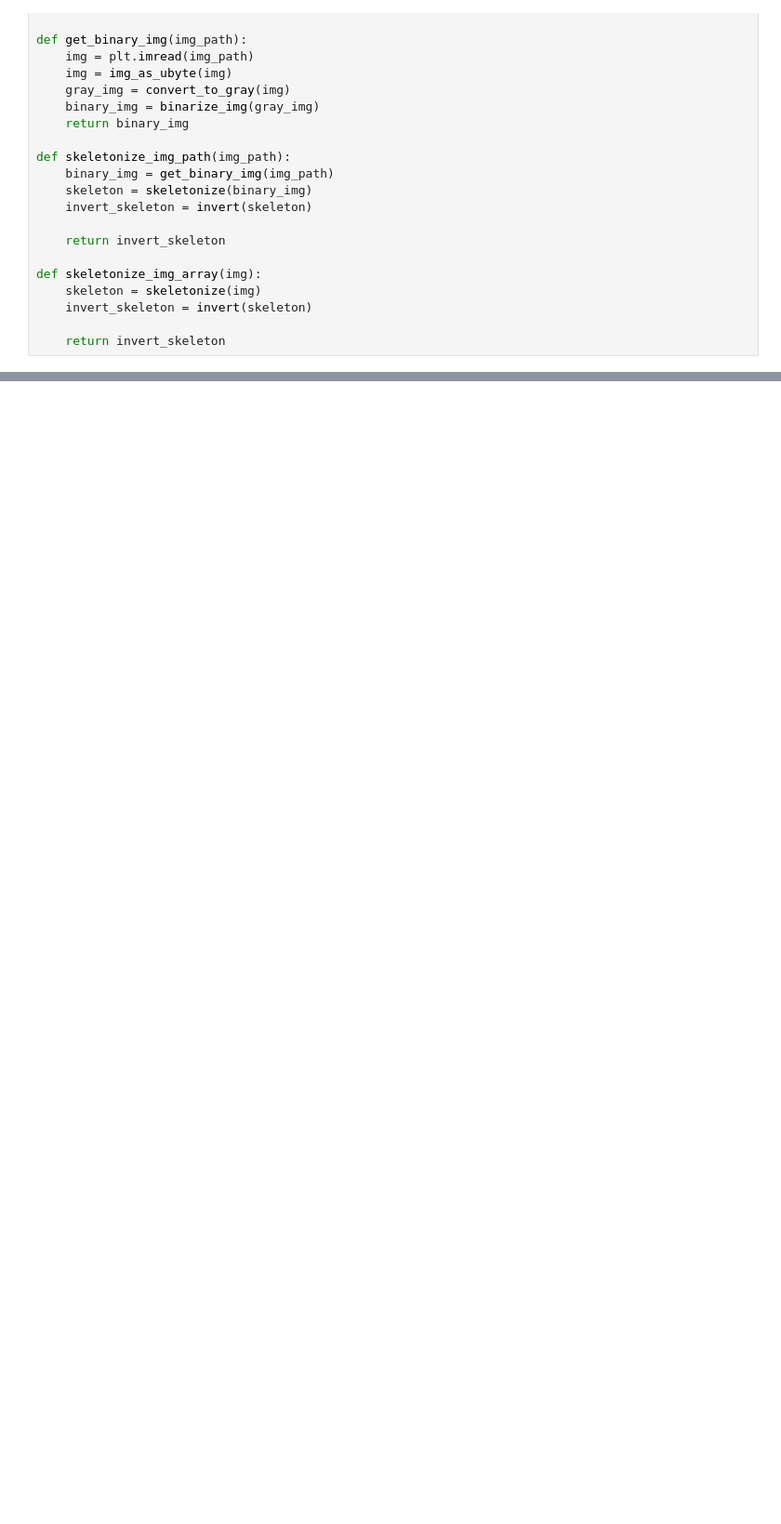
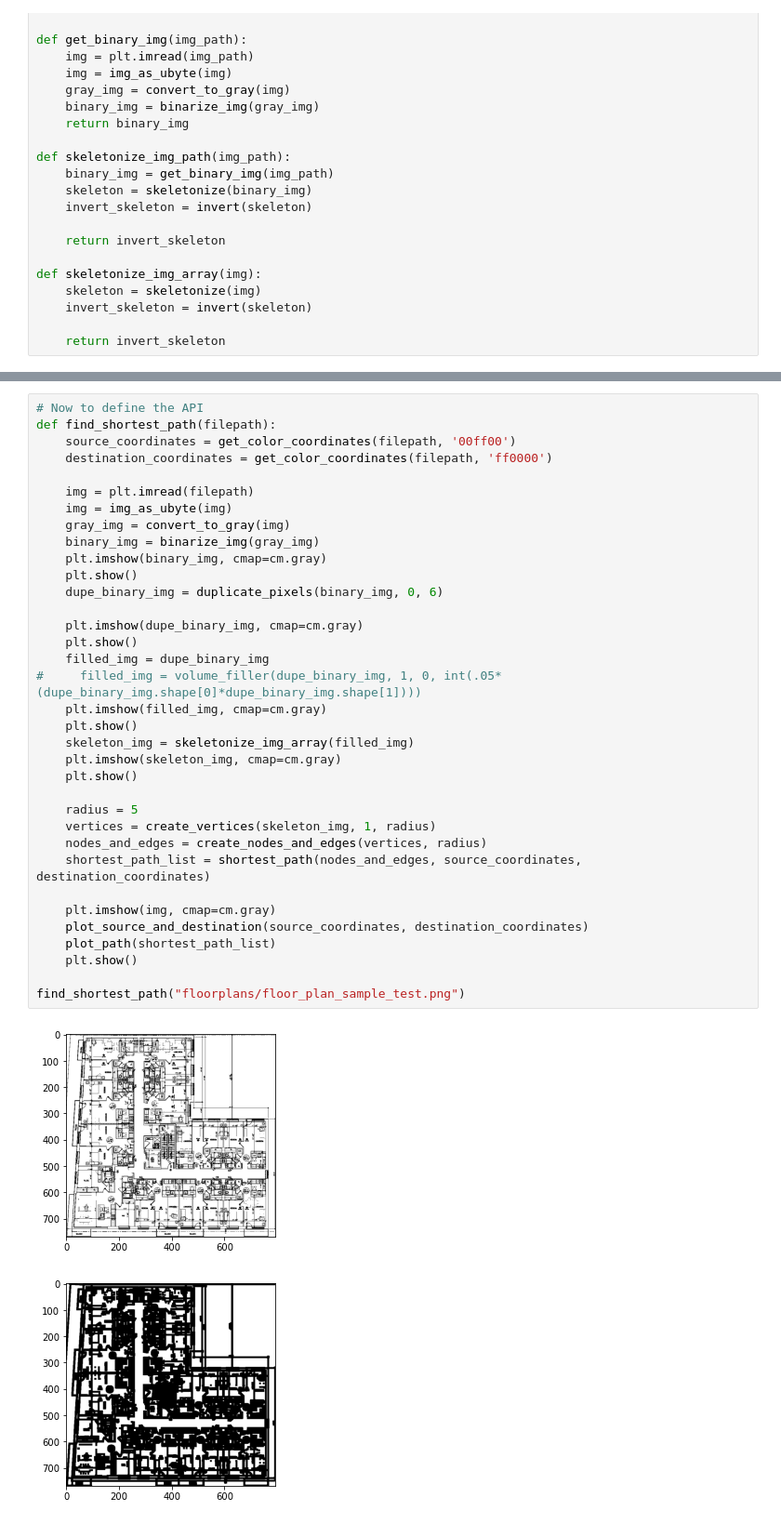
Before and after one commit to Amauris/path_extractor, a Jupyter notebook: path_extractor.ipynb, the cells around one changed output, grey strips where cells are left out. Shown: that part at 93% size. Saved outputs shown, nothing was run; the diff lists cells and outputs as text; blank space fills up the shorter version.

```diff
--- a/path_extractor.ipynb
+++ b/path_extractor.ipynb
@@ -76,0 +603,38 @@ plt.show()
+# %%
+# Now to define the API
+def find_shortest_path(filepath):
+    source_coordinates = get_color_coordinates(filepath, '00ff00')
+    destination_coordinates = get_color_coordinates(filepath, 'ff0000')
+
+    img = plt.imread(filepath)
+    img = img_as_ubyte(img)
+    gray_img = convert_to_gray(img)
+    binary_img = binarize_img(gray_img)
+    plt.imshow(binary_img, cmap=cm.gray)
+    plt.show()
+    dupe_binary_img = duplicate_pixels(binary_img, 0, 6)
+
+    plt.imshow(dupe_binary_img, cmap=cm.gray)
+    plt.show()
+    filled_img = dupe_binary_img
+#     filled_img = volume_filler(dupe_binary_img, 1, 0, int(.05*(dupe_binary_img.shape[0]*dupe_binary_img.shape[1])))
+    plt.imshow(filled_img, cmap=cm.gray)
+    plt.show()
+    skeleton_img = skeletonize_img_array(filled_img)
+    plt.imshow(skeleton_img, cmap=cm.gray)
+    plt.show()
+
+    radius = 5
+    vertices = create_vertices(skeleton_img, 1, radius)
+    nodes_and_edges = create_nodes_and_edges(vertices, radius)
+    shortest_path_list = shortest_path(nodes_and_edges, source_coordinates, destination_coordinates)
+
+    plt.imshow(img, cmap=cm.gray)
+    plot_source_and_destination(source_coordinates, destination_coordinates)
+    plot_path(shortest_path_list)
+    plt.show()
+
+find_shortest_path("floorplans/floor_plan_sample_test.png")
+# %% [output]
+[figure, added]
+[figure, added]
```
Also changed, not shown: parts of 15 cells of this notebook.
